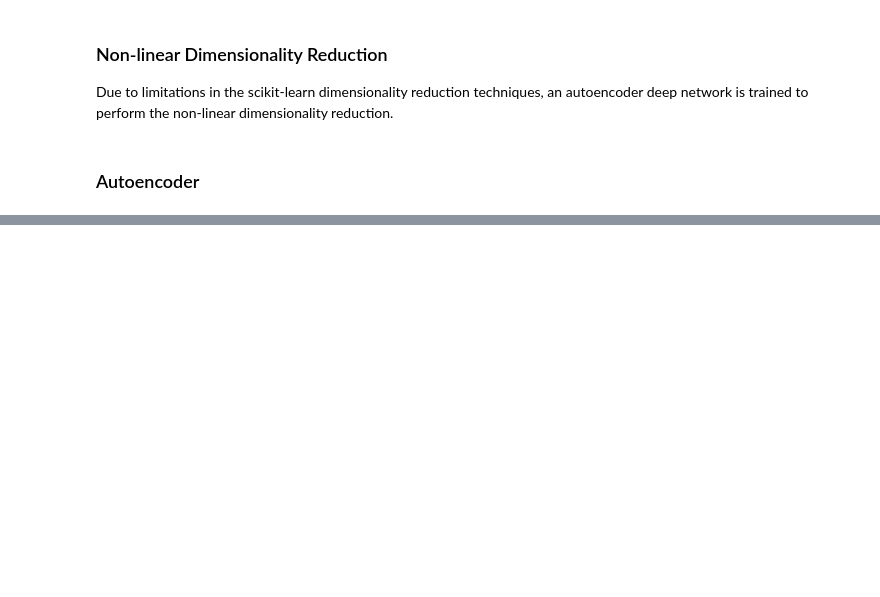
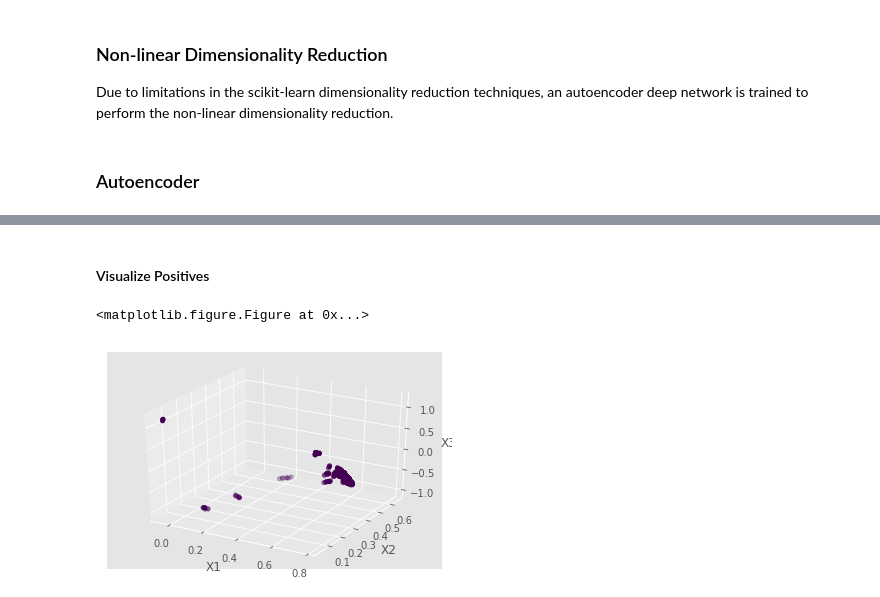
Before and after one commit to wderekjones/protein_binding, a Jupyter notebook: Classification_Dim_Reduction.ipynb, the cells around one changed output, grey strips where cells are left out. Saved outputs shown, nothing was run; the diff lists cells and outputs as text; code cells hidden in the pictures; blank space fills up the shorter version.

```diff
--- a/Classification_Dim_Reduction.ipynb
+++ b/Classification_Dim_Reduction.ipynb
@@ -260,0 +261,23 @@ plt.show()
+# %% [markdown]
+#### Visualize Positives
+# %%
+plt.clf()
+fig = plt.figure()
+ax = fig.add_subplot(111, projection='3d')
+
+pos_idxs = y_[:] > 0
+pos_idxs = pos_idxs.flatten()
+
+xs = enc_red_x[pos_idxs][:,0]
+ys = enc_red_x[pos_idxs][:,1]
+zs = enc_red_x[pos_idxs][:,2]
+ax.scatter(xs, ys, zs, c=y_[pos_idxs])
+
+ax.set_xlabel('X1')
+ax.set_ylabel('X2')
+ax.set_zlabel('X3')
+plt.savefig(str(time_stamp)+"_positives_final_nonlinear_dim_reduction.png")
+plt.show()
+# %% [output]
+<matplotlib.figure.Figure at 0x...>
+[figure, added]
```
Also changed, not shown: parts of 18 cells of this notebook, 1 other file.
